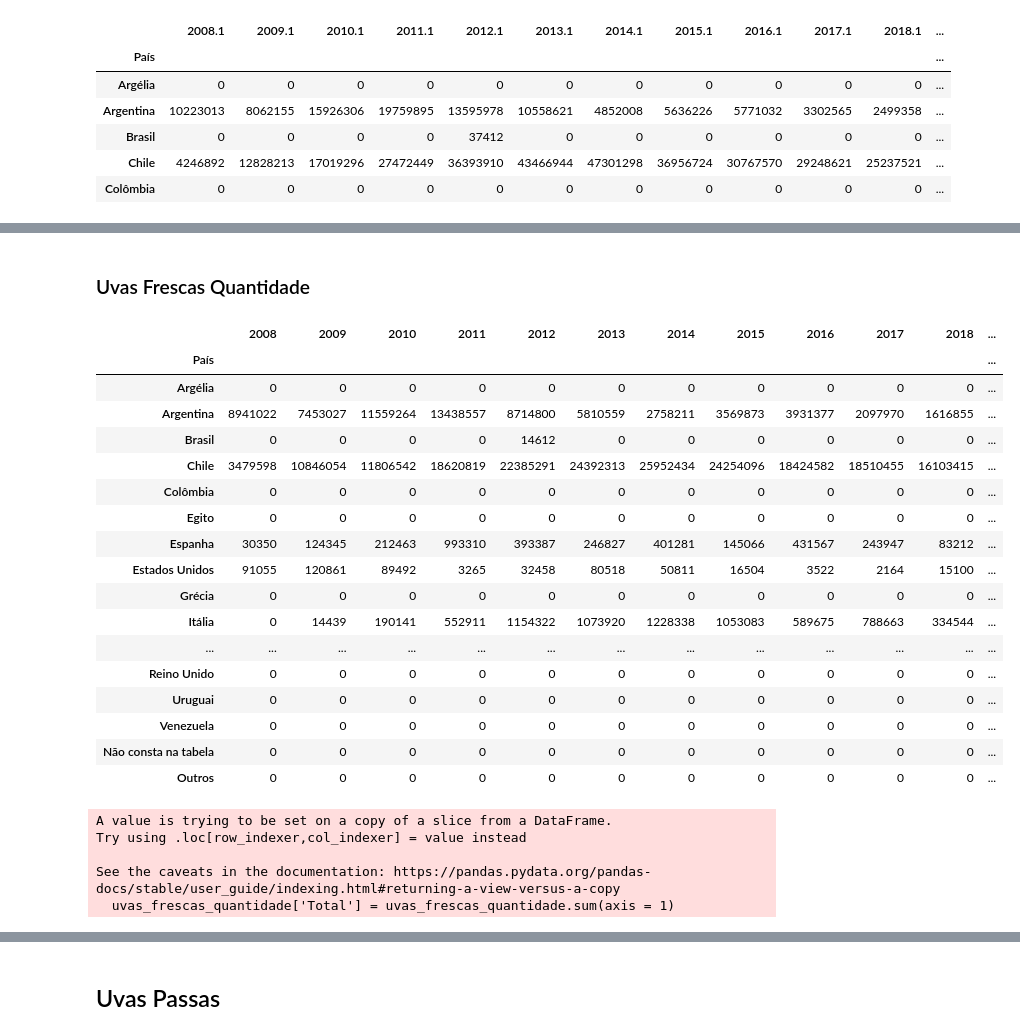
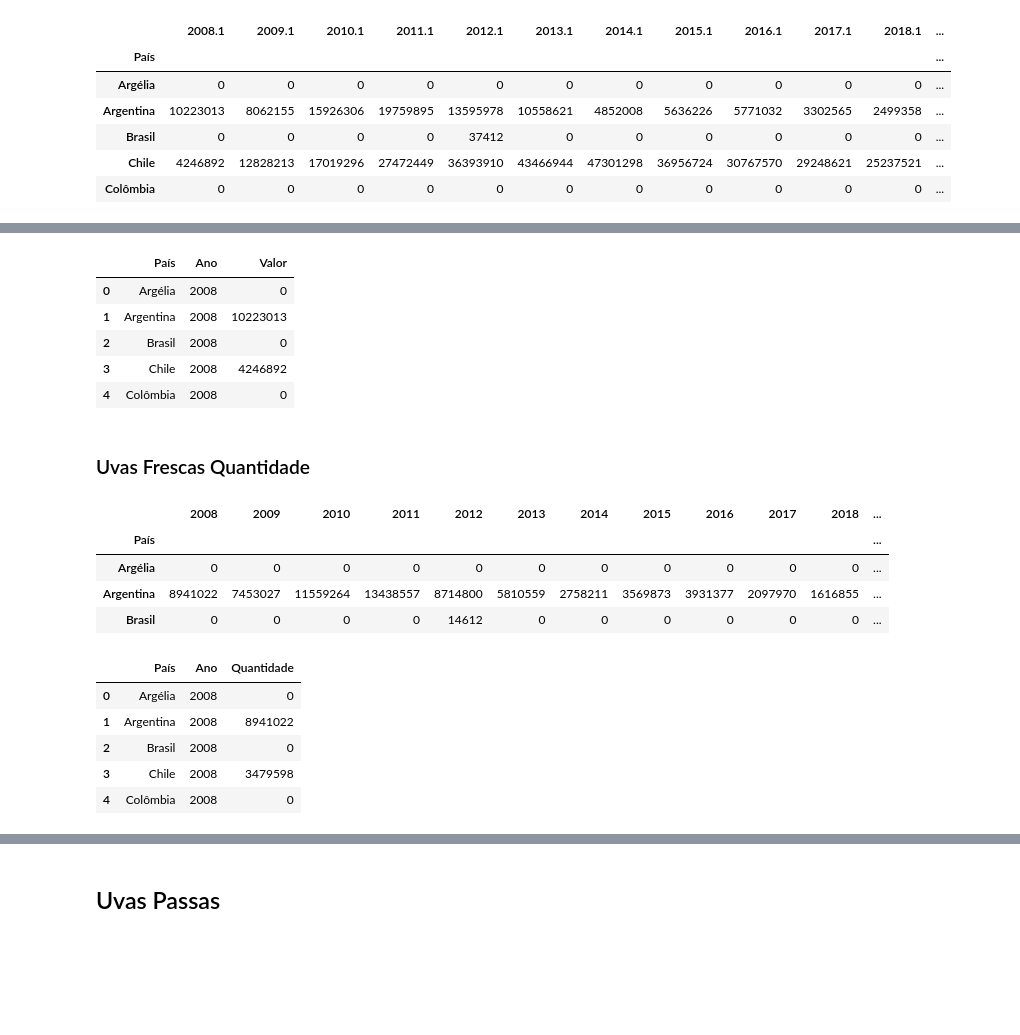
Before and after one commit to ArthurNSiqueira/tech_challenge, a Jupyter notebook: Tech_Challenge.ipynb, the cells around one changed output, grey strips where cells are left out. Drawn from its saved outputs; the diff is of its cells as text; code cells hidden in the pictures; blank space fills up the shorter version.

```diff
--- a/Tech_Challenge.ipynb
+++ b/Tech_Challenge.ipynb
@@ -353,34 +287,28 @@ uvas_frescas_valor.to_csv('Valor Importado Uvas Frescas.csv')
+# %%
+# Resetando o index
+uvas_frescas_valor = uvas_frescas_valor.reset_index()
+# Fazendo o melt da tabela
+uvas_frescas_valor = uvas_frescas_valor.melt(id_vars=['País'],value_vars=uvas_frescas_valor.columns)
+# Renomeando as colunas
+uvas_frescas_valor.columns = ['País','Ano','Valor']
+# Exibindo os valores
+uvas_frescas_valor.head()
+# %% [output]
+|  | País | Ano | Valor |
+| 0 | Argélia | 2008 | 0 |
+| 1 | Argentina | 2008 | 10223013 |
+| 2 | Brasil | 2008 | 0 |
+| 3 | Chile | 2008 | 4246892 |
+| 4 | Colômbia | 2008 | 0 |
 # %% [markdown]
 ### Uvas Frescas Quantidade
 # %%
 # separando as colunas com a quantidade de uvas frescas importada
 uvas_frescas_quantidade = uvas_frescas.iloc[:,0::2]
-uvas_frescas_quantidade
+uvas_frescas_quantidade.head(3)
 # %% [output]
 |  | 2008 | 2009 | 2010 | 2011 | 2012 | 2013 | 2014 | 2015 | 2016 | 2017 | 2018 | ... |
 | País |  |  |  |  |  |  |  |  |  |  |  | ... |
 | Argélia | 0 | 0 | 0 | 0 | 0 | 0 | 0 | 0 | 0 | 0 | 0 | ... |
 | Argentina | 8941022 | 7453027 | 11559264 | 13438557 | 8714800 | 5810559 | 2758211 | 3569873 | 3931377 | 2097970 | 1616855 | ... |
 | Brasil | 0 | 0 | 0 | 0 | 14612 | 0 | 0 | 0 | 0 | 0 | 0 | ... |
-| Chile | 3479598 | 10846054 | 11806542 | 18620819 | 22385291 | 24392313 | 25952434 | 24254096 | 18424582 | 18510455 | 16103415 | ... |
-| Colômbia | 0 | 0 | 0 | 0 | 0 | 0 | 0 | 0 | 0 | 0 | 0 | ... |
-| Egito | 0 | 0 | 0 | 0 | 0 | 0 | 0 | 0 | 0 | 0 | 0 | ... |
-| Espanha | 30350 | 124345 | 212463 | 993310 | 393387 | 246827 | 401281 | 145066 | 431567 | 243947 | 83212 | ... |
-| Estados Unidos | 91055 | 120861 | 89492 | 3265 | 32458 | 80518 | 50811 | 16504 | 3522 | 2164 | 15100 | ... |
-| Grécia | 0 | 0 | 0 | 0 | 0 | 0 | 0 | 0 | 0 | 0 | 0 | ... |
-| Itália | 0 | 14439 | 190141 | 552911 | 1154322 | 1073920 | 1228338 | 1053083 | 589675 | 788663 | 334544 | ... |
-| ... | ... | ... | ... | ... | ... | ... | ... | ... | ... | ... | ... | ... |
-| Reino Unido | 0 | 0 | 0 | 0 | 0 | 0 | 0 | 0 | 0 | 0 | 0 | ... |
-| Uruguai | 0 | 0 | 0 | 0 | 0 | 0 | 0 | 0 | 0 | 0 | 0 | ... |
-| Venezuela | 0 | 0 | 0 | 0 | 0 | 0 | 0 | 0 | 0 | 0 | 0 | ... |
-| Não consta na tabela | 0 | 0 | 0 | 0 | 0 | 0 | 0 | 0 | 0 | 0 | 0 | ... |
-| Outros | 0 | 0 | 0 | 0 | 0 | 0 | 0 | 0 | 0 | 0 | 0 | ... |
-# %%
-#criando uma coluna com o total da quantidade importado de vinhos de mesa
-uvas_frescas_quantidade['Total'] = uvas_frescas_quantidade.sum(axis = 1)
-# %% [output]
-A value is trying to be set on a copy of a slice from a DataFrame.
-Try using .loc[row_indexer,col_indexer] = value instead
-
-See the caveats in the documentation: https://pandas.pydata.org/pandas-docs/stable/user_guide/indexing.html#returning-a-view-versus-a-copy
-  uvas_frescas_quantidade['Total'] = uvas_frescas_quantidade.sum(axis = 1)
@@ -397,0 +315,16 @@ uvas_frescas_quantidade = uvas_frescas_quantidade.reset_index()
+# %%
+# Resetando o index
+uvas_frescas_quantidade = uvas_frescas_quantidade.reset_index()
+# Fazendo o melt da tabela
+uvas_frescas_quantidade = uvas_frescas_quantidade.melt(id_vars=['País'],value_vars=uvas_frescas_quantidade.columns)
+# Renomeando as colunas
+uvas_frescas_quantidade.columns = ['País','Ano','Quantidade']
+# Exibindo os valores
+uvas_frescas_quantidade.head()
+# %% [output]
+|  | País | Ano | Quantidade |
+| 0 | Argélia | 2008 | 0 |
+| 1 | Argentina | 2008 | 8941022 |
+| 2 | Brasil | 2008 | 0 |
+| 3 | Chile | 2008 | 3479598 |
+| 4 | Colômbia | 2008 | 0 |
```
Also changed, not shown: parts of 66 cells of this notebook.
